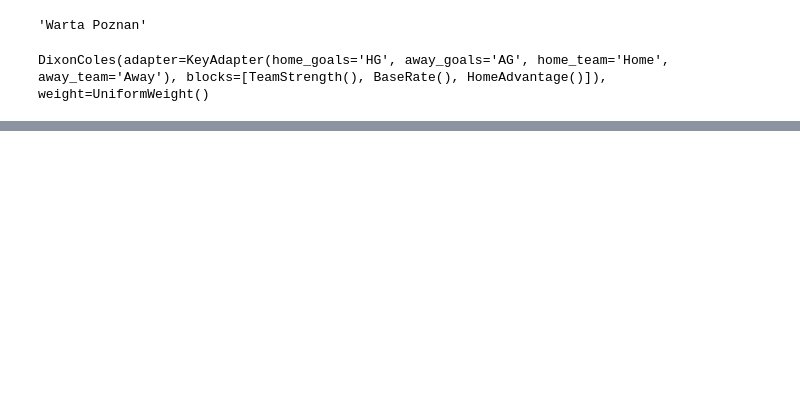
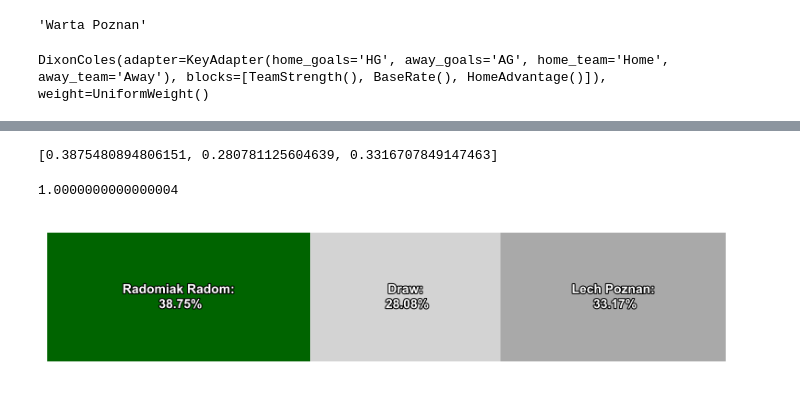
Before and after one commit to jaceksta/DixonColesEkstraklasa, a Jupyter notebook: dc.ipynb, the cells around one changed output, grey strips where cells are left out. Cells and saved outputs as stored; diff of their text form; code cells hidden in the pictures; blank space fills up the shorter version.

```diff
--- a/dc.ipynb
+++ b/dc.ipynb
@@ -189,0 +241,4 @@ fig.tight_layout()
+# %%
+outcomes = mezzala.scorelines_to_outcomes(scorelines)
+
+outcomes
@@ -189,0 +249,73 @@ fig.tight_layout()
+# %%
+probabilities = [outcome.probability for outcome in outcomes.values()]
+
+print(probabilities)
+# %% [output]
+[0.3875480894806151, 0.280781125604639, 0.3316707849147463]
+# %%
+sum(probabilities)
+# %% [output]
+1.0000000000000004
+# %%
+# Define the probabilities
+home = [np.round(probabilities[0]*100, decimals=2)]
+draw = [np.round(probabilities[1]*100, decimals=2)]
+away = [np.round(probabilities[2]*100, decimals=2)]
+
+# Define the x-axis positions for the bars
+game = ['Game']
+
+fig, ax = plt.subplots(figsize=(10, 2))
+
+ax.barh(game, home, label={match_to_predict['Home']}, color='darkgreen')
+ax.barh(game, draw, left=home, label='Draw', color='lightgray')
+ax.barh(game, away, left=[i+j for i,j in zip(home,draw)], label={match_to_predict['Away']}, color='darkgray')
+
+# Remove all the axes
+ax.spines[:].set_visible(False)
+
+# Remove the ticks
+ax.xaxis.set_ticks_position('none')
+ax.yaxis.set_ticks_position('none')
+
+# Remove the tick labels
+ax.xaxis.set_ticklabels([])
+
+# Remove the y-axis tick labels
+ax.yaxis.set_ticklabels([])
+
+# Set bar text to labels and values
+for i, (h, d, a) in enumerate(zip(home, draw, away)):
+    text1 = ax.text(h/2, i, f"{match_to_predict['Home']}:\n {h}%", color='white', fontweight='bold', ha='center', va='center')
+    text2 = ax.text(h+d/2, i, f'Draw:\n {d}%', color='white', fontweight='bold', ha='center', va='center')
+    text3 = ax.text(h+d+a/2, i, f"{match_to_predict['Away']}:\n {a}%", color='white', fontweight='bold', ha='center', va='center')
+    text1.set_path_effects([PathEffects.withStroke(linewidth=1.5, foreground='black')])
+    text2.set_path_effects([PathEffects.withStroke(linewidth=1.5, foreground='black')])
+    text3.set_path_effects([PathEffects.withStroke(linewidth=1.5, foreground='black')])
+
+# Display the chart
+plt.show()
+ax.barh(game, draw, left=home, label='Value 2')
+ax.barh(game, away, left=[i+j for i,j in zip(home,draw)], label='Value 3')
+
+#remove all the axes
+ax.spines[:].set_visible(False)
+
+#remove the ticks
+ax.xaxis.set_ticks_position('none')
+ax.yaxis.set_ticks_position('none')
+
+#remove the tick labels
+ax.xaxis.set_ticklabels([])
+
+#remove the y-axis tick labels
+ax.yaxis.set_ticklabels([])
+
+#set bar text to labels and values
+for i, v in enumerate(home):
+    ax.text(v/2, i, str(v), color='white', fontweight='bold', ha='center', va='center')
+
+# Display the chart
+plt.show()
+# %% [output]
+[figure, added]
```
Also changed, not shown: parts of 11 cells of this notebook.
